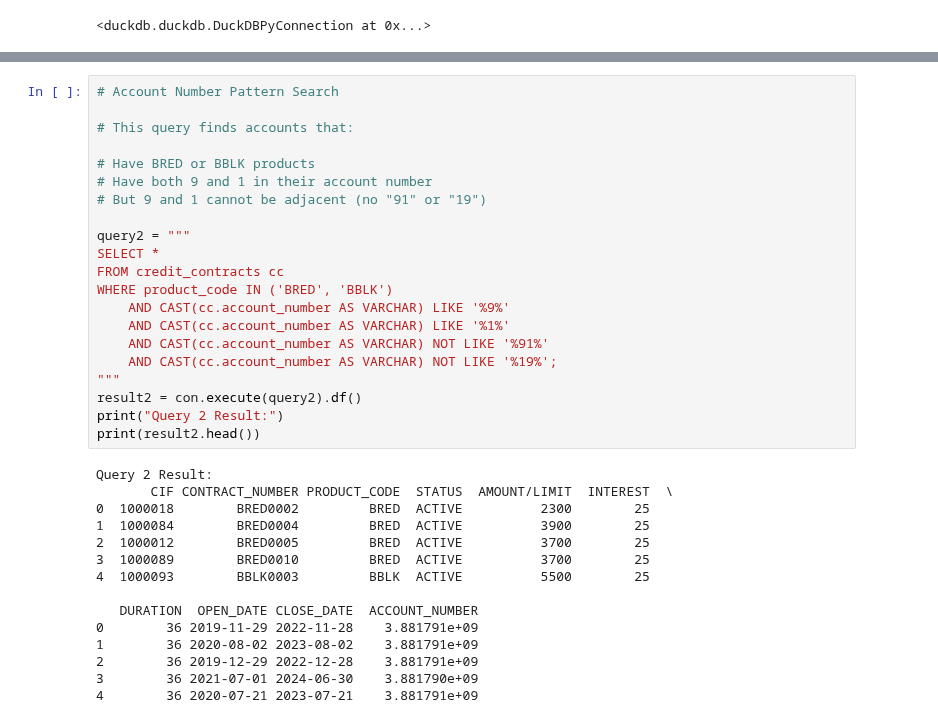
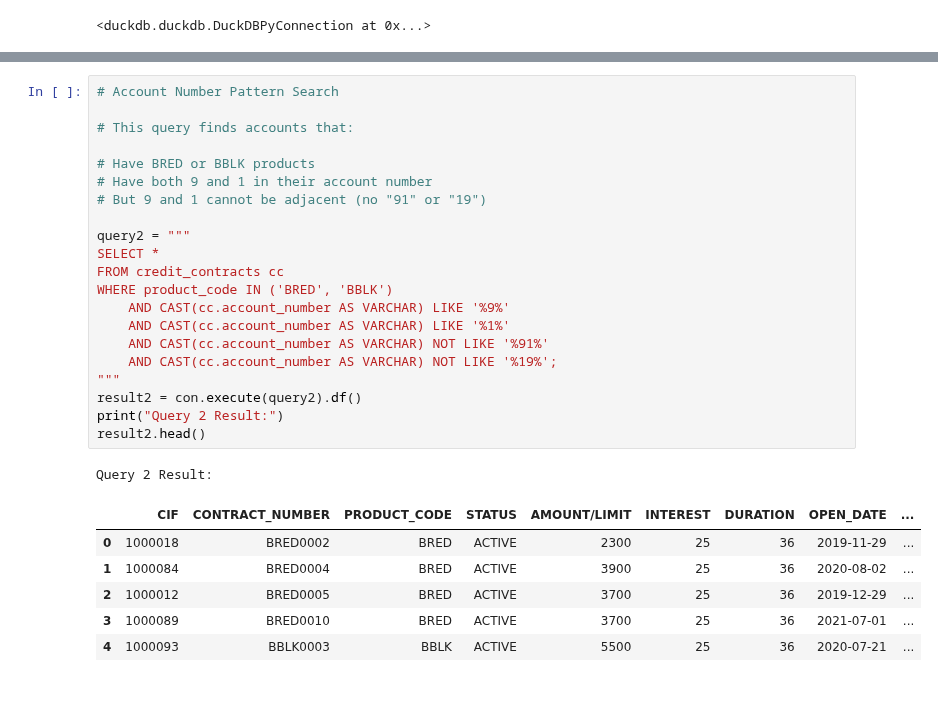
Before and after one commit to Ismat-Samadov/yelo_DataAnalyst, a Jupyter notebook: Data Analyst Technical Assignment.ipynb, the cells around one changed output, grey strips where cells are left out. Drawn from its saved outputs; the diff is of its cells as text; blank space fills up the shorter version.

```diff
--- a/Data Analyst Technical Assignment.ipynb
+++ b/Data Analyst Technical Assignment.ipynb
@@ -716,39 +720,32 @@ Query 1 Result:
 # %%
 # Account Number Pattern Search
 
 # This query finds accounts that:
 
 # Have BRED or BBLK products
 # Have both 9 and 1 in their account number
 # But 9 and 1 cannot be adjacent (no "91" or "19")
 
 query2 = """
 SELECT *
 FROM credit_contracts cc
 WHERE product_code IN ('BRED', 'BBLK')
     AND CAST(cc.account_number AS VARCHAR) LIKE '%9%'
     AND CAST(cc.account_number AS VARCHAR) LIKE '%1%'
     AND CAST(cc.account_number AS VARCHAR) NOT LIKE '%91%'
     AND CAST(cc.account_number AS VARCHAR) NOT LIKE '%19%';
 """
 result2 = con.execute(query2).df()
 print("Query 2 Result:")
-print(result2.head())
+result2.head()
 # %% [output]
 Query 2 Result:
-       CIF CONTRACT_NUMBER PRODUCT_CODE  STATUS  AMOUNT/LIMIT  INTEREST  \
-0  1000018        BRED0002         BRED  ACTIVE          2300        25
-1  1000084        BRED0004         BRED  ACTIVE          3900        25
-2  1000012        BRED0005         BRED  ACTIVE          3700        25
-3  1000089        BRED0010         BRED  ACTIVE          3700        25
-4  1000093        BBLK0003         BBLK  ACTIVE          5500        25
-
-   DURATION  OPEN_DATE CLOSE_DATE  ACCOUNT_NUMBER
-0        36 2019-11-29 2022-11-28    3.881791e+09
-1        36 2020-08-02 2023-08-02    3.881791e+09
-2        36 2019-12-29 2022-12-28    3.881791e+09
-3        36 2021-07-01 2024-06-30    3.881790e+09
-4        36 2020-07-21 2023-07-21    3.881791e+09
+|  | CIF | CONTRACT_NUMBER | PRODUCT_CODE | STATUS | AMOUNT/LIMIT | INTEREST | DURATION | OPEN_DATE | ... |
+| 0 | 1000018 | BRED0002 | BRED | ACTIVE | 2300 | 25 | 36 | 2019-11-29 | ... |
+| 1 | 1000084 | BRED0004 | BRED | ACTIVE | 3900 | 25 | 36 | 2020-08-02 | ... |
+| 2 | 1000012 | BRED0005 | BRED | ACTIVE | 3700 | 25 | 36 | 2019-12-29 | ... |
+| 3 | 1000089 | BRED0010 | BRED | ACTIVE | 3700 | 25 | 36 | 2021-07-01 | ... |
+| 4 | 1000093 | BBLK0003 | BBLK | ACTIVE | 5500 | 25 | 36 | 2020-07-21 | ... |
 # %%
 # POS Transactions by Region
 # Counts POS transactions by region
```
Also changed, not shown: parts of 13 cells of this notebook.
